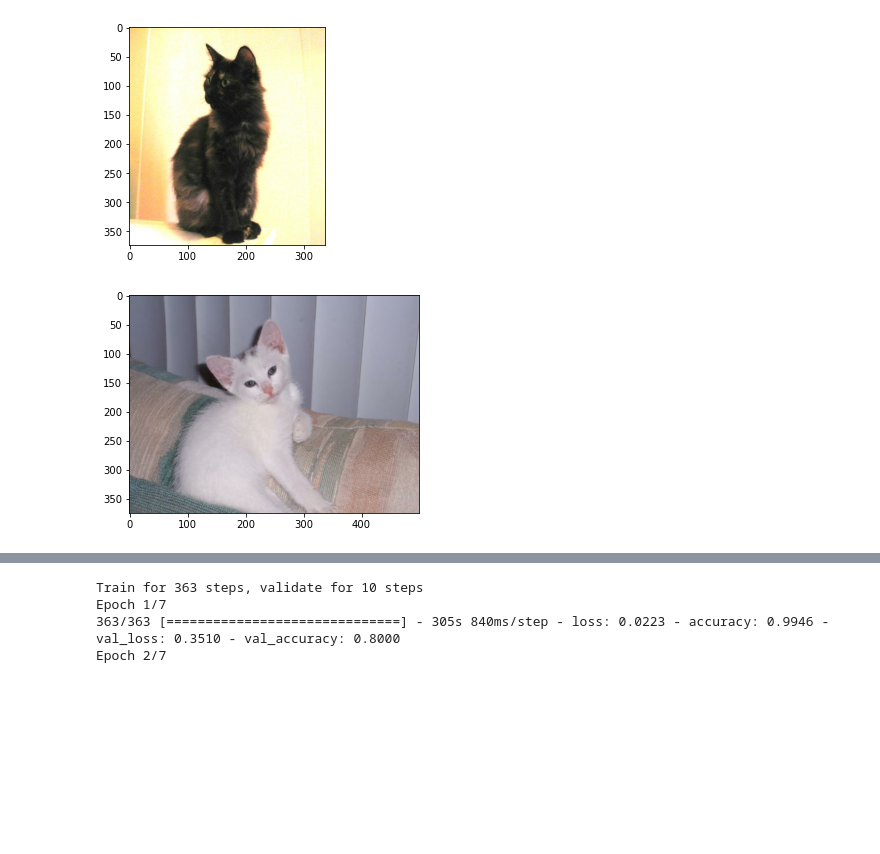
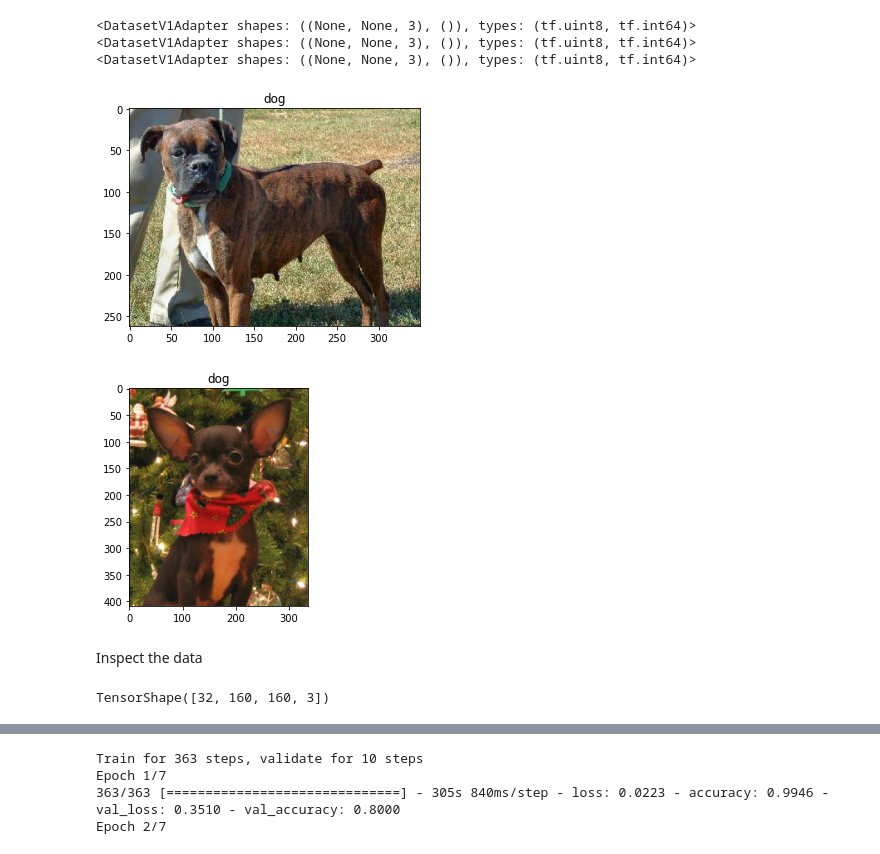
Before and after one commit to sashlinreddy/ml-notebooks, a Jupyter notebook: nn/tf-transfer-learning.ipynb, the cells around one changed output, grey strips where cells are left out. Cells and saved outputs as stored; diff of their text form; code cells hidden in the pictures; blank space fills up the shorter version.

```diff
--- a/nn/tf-transfer-learning.ipynb
+++ b/nn/tf-transfer-learning.ipynb
@@ -9,21 +15,29 @@ from pathlib import Path
 import tensorflow as tf
 import tensorflow_datasets as tfds
 import matplotlib.pylab as plt
-# %%
-# split = (80, 10, 10)
-# splits = tfds.Split.TRAIN.subsplit(weighted=split)
-splits = ("train[:80]", "train[:10]", "train[:10]")
-(cat_train, cat_valid, cat_test), info = tfds.load(
-    'cats_vs_dogs',
-    split=splits,
-    with_info=True,
-    as_supervised=True
-)
+# %%
+(raw_train, raw_validation, raw_test), metadata = tfds.load(
+    'cats_vs_dogs',
+    split=['train[:80%]', 'train[80%:90%]', 'train[90%:]'],
+    with_info=True,
+    as_supervised=True
+)
+# %%
+print(raw_train)
+print(raw_validation)
+print(raw_test)
+# %% [output]
+<DatasetV1Adapter shapes: ((None, None, 3), ()), types: (tf.uint8, tf.int64)>
+<DatasetV1Adapter shapes: ((None, None, 3), ()), types: (tf.uint8, tf.int64)>
+<DatasetV1Adapter shapes: ((None, None, 3), ()), types: (tf.uint8, tf.int64)>
 # %%
-for image, label in cat_train.take(2):
+get_label_name = metadata.features['label'].int2str
+
+for image, label in raw_train.take(2):
     plt.figure()
     plt.imshow(image)
+    plt.title(get_label_name(label))
 # %% [output]
-[figure, old version]
+[figure, new version]
-[figure, old version]
+[figure, new version]
 # %%
@@ -48,0 +63,9 @@ cat_valid = (
+# %% [markdown]
+Inspect the data
+# %%
+for image_batch, label_batch in train_batches.take(1):
+  pass
+
+image_batch.shape
+# %% [output]
+TensorShape([32, 160, 160, 3])
```
Also changed, not shown: parts of 32 cells of this notebook.
